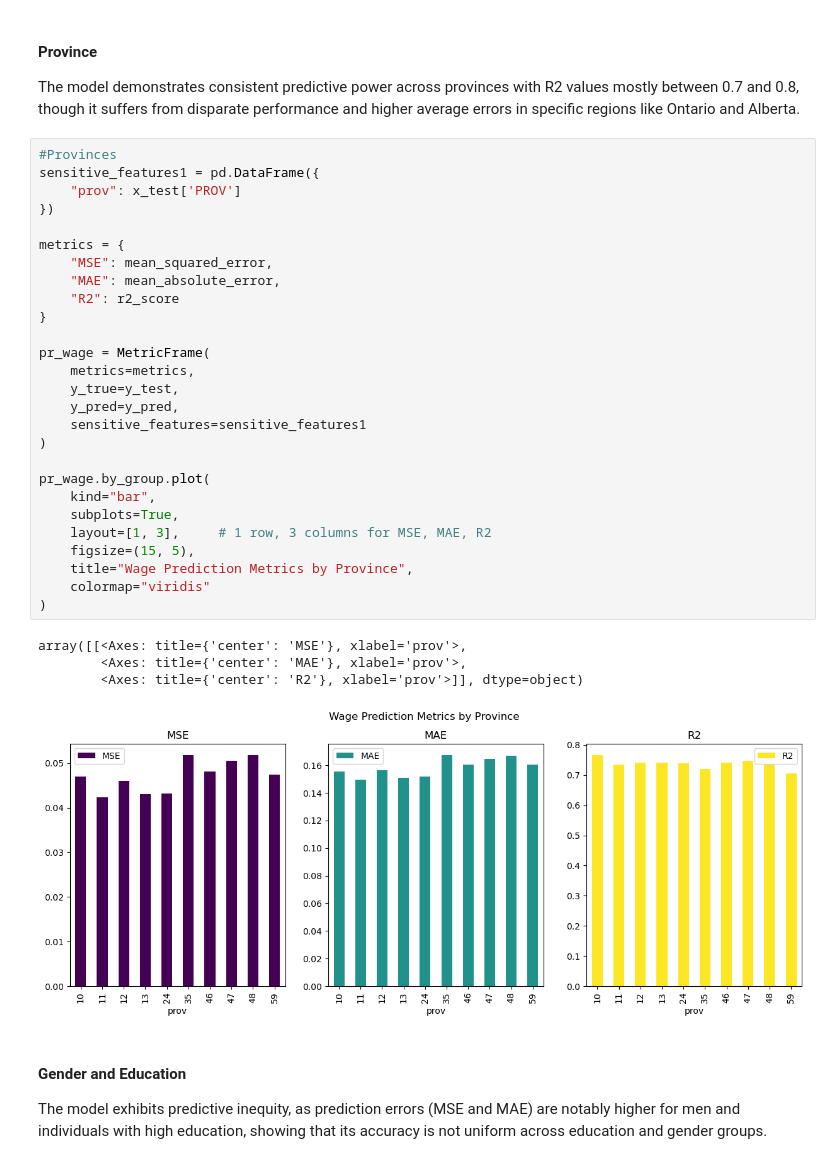
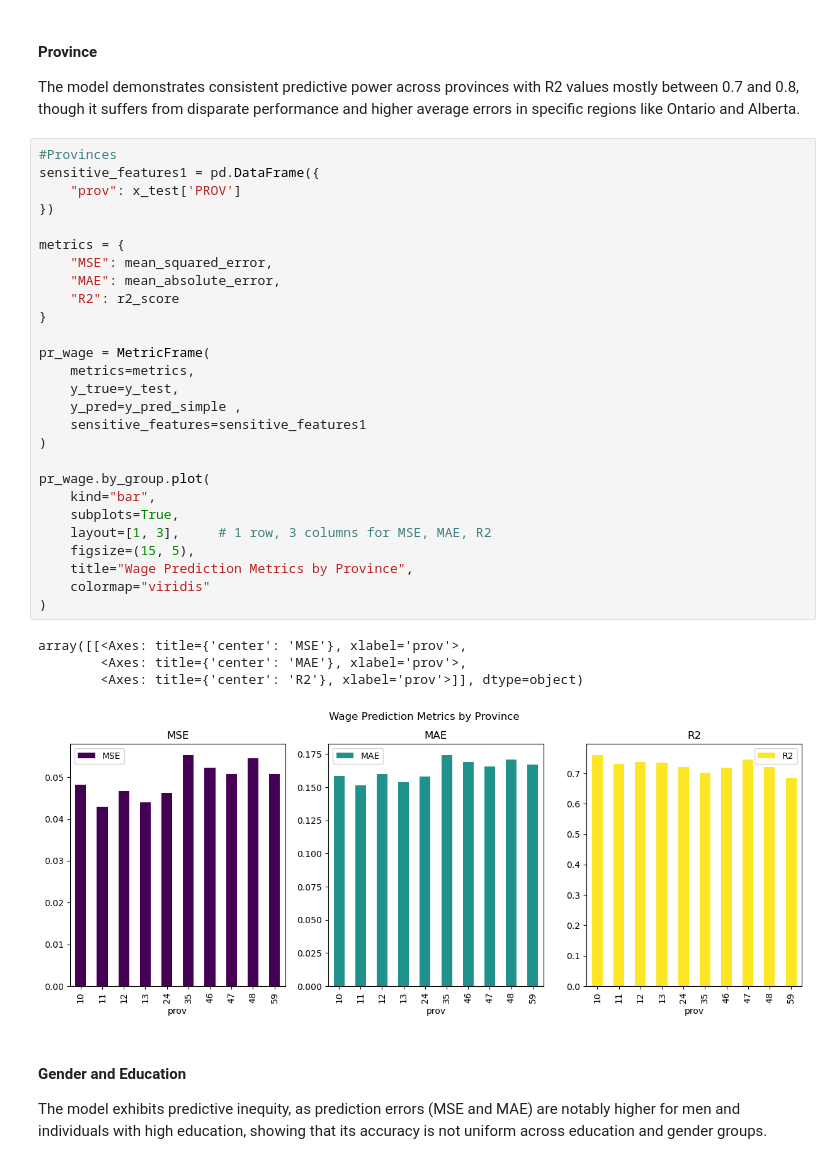
Before and after one commit to yelly-camara/hrly-wage-prediction, a Jupyter notebook: hrly-wage-prediction.ipynb, the cells around one changed output. Saved outputs shown, nothing was run; the diff lists cells and outputs as text.

```diff
--- a/hrly-wage-prediction.ipynb
+++ b/hrly-wage-prediction.ipynb
@@ -431,35 +431,35 @@ The model demonstrates consistent predictive power across provinces with R2 valu
 # %%
 #Provinces
 sensitive_features1 = pd.DataFrame({
     "prov": x_test['PROV']
 })
 
 metrics = {
     "MSE": mean_squared_error,
     "MAE": mean_absolute_error,
     "R2": r2_score
 }
 
 pr_wage = MetricFrame(
     metrics=metrics,
     y_true=y_test,
-    y_pred=y_pred,
+    y_pred=y_pred_simple ,
     sensitive_features=sensitive_features1
 )
 
 pr_wage.by_group.plot(
     kind="bar",
     subplots=True,
     layout=[1, 3],     # 1 row, 3 columns for MSE, MAE, R2
     figsize=(15, 5),
     title="Wage Prediction Metrics by Province",
     colormap="viridis"
 )
 # %% [output]
 array([[<Axes: title={'center': 'MSE'}, xlabel='prov'>,
         <Axes: title={'center': 'MAE'}, xlabel='prov'>,
         <Axes: title={'center': 'R2'}, xlabel='prov'>]], dtype=object)
-[figure, old version]
+[figure, new version]
 # %% [markdown]
 #### Gender and Education
 The model exhibits predictive inequity, as prediction errors (MSE and MAE) are notably higher for men and individuals with high education, showing that its accuracy is not uniform across education and gender groups.
```
Also changed, not shown: parts of 6 cells of this notebook, 1 other file.
